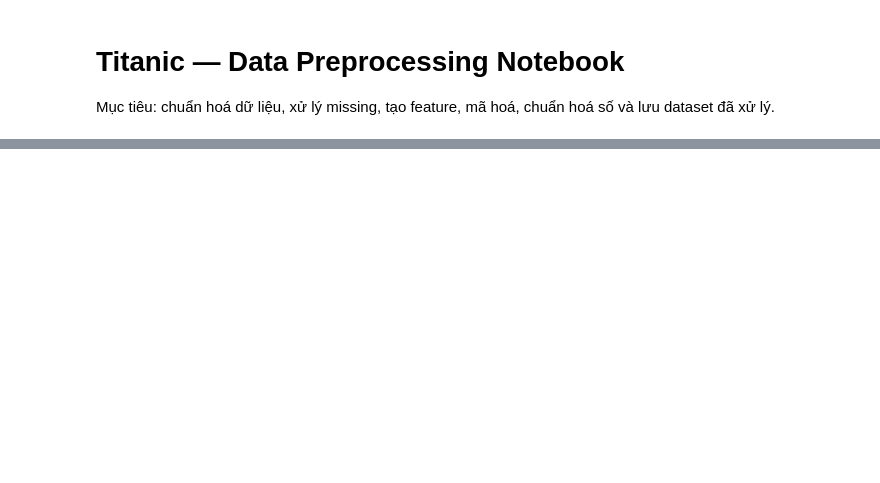
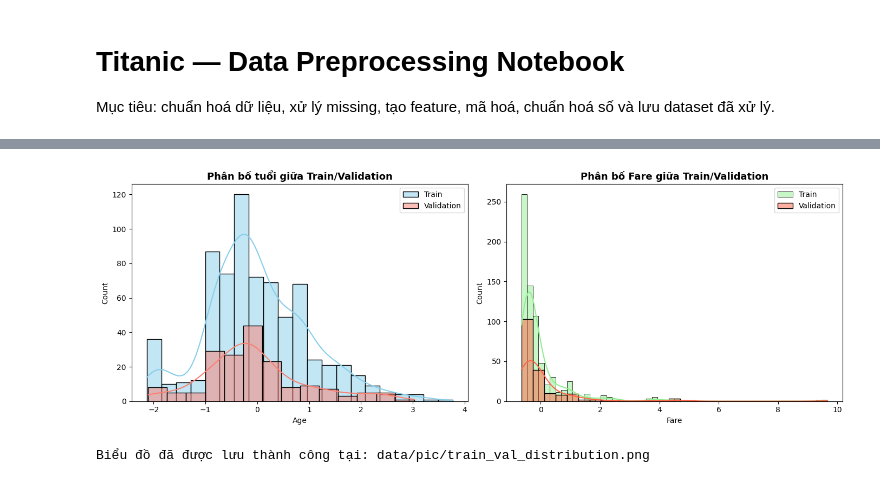
Before and after one commit to tp1454/titanic, a Jupyter notebook: code/titanic_preprocessing.ipynb, the cells around one changed output, grey strips where cells are left out. Saved outputs shown, nothing was run; the diff lists cells and outputs as text; code cells hidden in the pictures; blank space fills up the shorter version.

```diff
--- a/code/titanic_preprocessing.ipynb
+++ b/code/titanic_preprocessing.ipynb
@@ -197,13 +235,0 @@ Saved scaled processed data and scaler
-# %%
-# 6. Train/validation split
-from sklearn.model_selection import train_test_split
-X = df_final.drop(columns=['PassengerId','Survived'])
-y = df_final['Survived']
-
-X_train, X_val, y_train, y_val = train_test_split(X, y, test_size=0.2, random_state=SEED, stratify=y)
-
-X_train.to_csv('processed/X_train.csv', index=False)
-X_val.to_csv('processed/X_val.csv', index=False)
-y_train.to_csv('processed/y_train.csv', index=False)
-y_val.to_csv('processed/y_val.csv', index=False)
-print('Saved train/val splits to processed/')
@@ -225,0 +247,30 @@ plt.show()
+# %%
+import seaborn as sns
+import matplotlib.pyplot as plt
+import os
+
+# So sánh phân bố giữa train và validation
+plt.figure(figsize=(14,5))
+
+plt.subplot(1,2,1)
+sns.histplot(X_train['Age'], color='skyblue', kde=True, label='Train')
+sns.histplot(X_val['Age'], color='salmon', kde=True, label='Validation')
+plt.title("Phân bố tuổi giữa Train/Validation", fontsize=13, fontweight='bold')
+plt.legend()
+
+plt.subplot(1,2,2)
+sns.histplot(X_train['Fare'], color='lightgreen', kde=True, label='Train')
+sns.histplot(X_val['Fare'], color='tomato', kde=True, label='Validation')
+plt.title("Phân bố Fare giữa Train/Validation", fontsize=13, fontweight='bold')
+plt.legend()
+
+plt.tight_layout()
+
+output_path = "data/pic/train_val_distribution.png"
+plt.savefig(output_path)
+
+plt.show()
+print(f"Biểu đồ đã được lưu thành công tại: {output_path}")
+# %% [output]
+[figure, added]
+Biểu đồ đã được lưu thành công tại: data/pic/train_val_distribution.png
```
Also changed, not shown: parts of 20 cells of this notebook.
